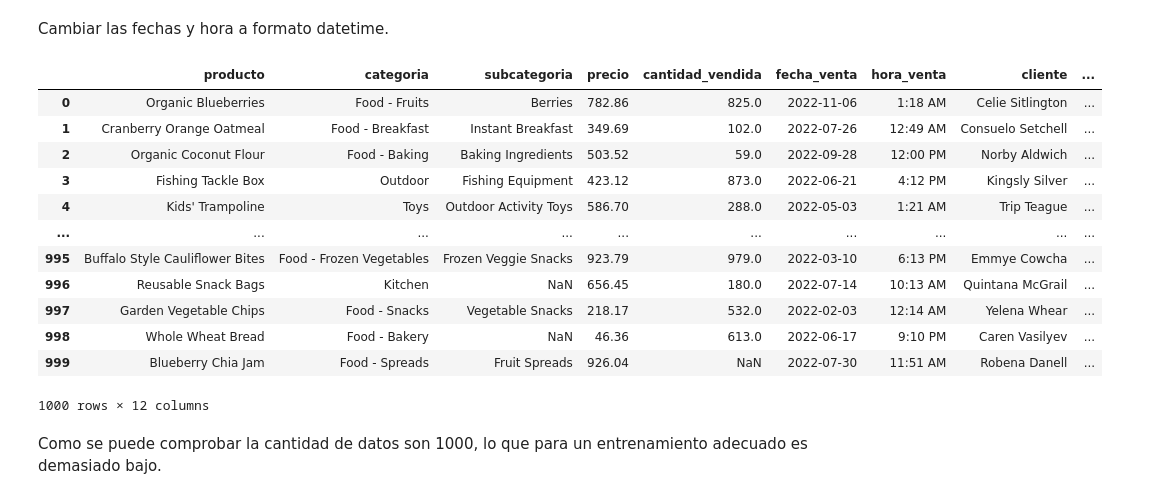
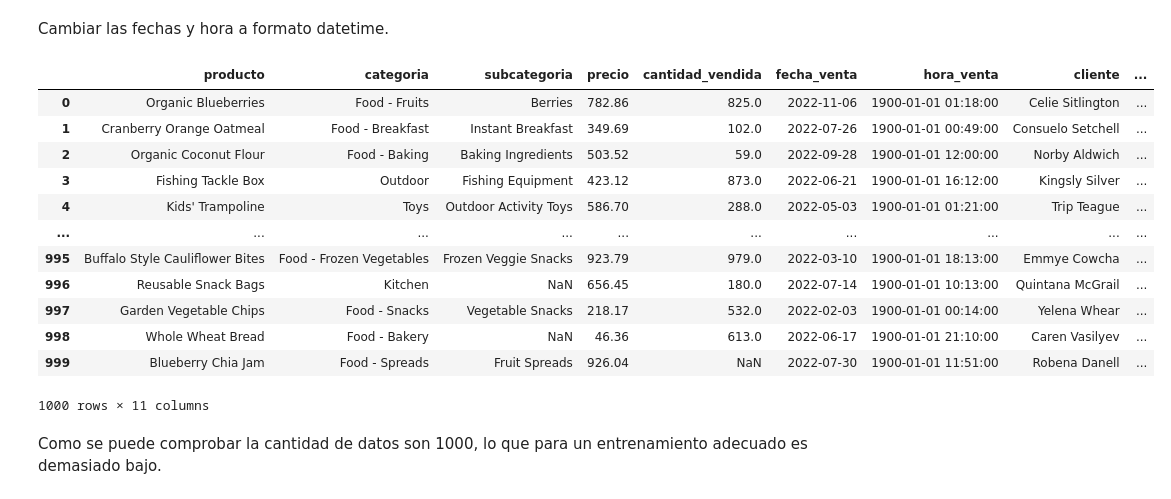
Before and after one commit to ccp0897/EjerciciosSBD_Analisis_Metal_Supermercado, a Jupyter notebook: Ejercicos Engtregables/superMercado.ipynb, the cells around one changed output. Drawn from its saved outputs; the diff is of its cells as text; code cells hidden in the pictures.

```diff
--- a/Ejercicos Engtregables/superMercado.ipynb
+++ b/Ejercicos Engtregables/superMercado.ipynb
@@ -38,23 +40,23 @@ Cambiar las fechas y hora a formato datetime.
 # %%
 #Cambio de formato de las fechas
 df_copy = df.copy()
 df_copy['fecha_venta'] = pd.to_datetime(df_copy['fecha_venta'], errors='coerce')
-df_copy['hora_venta_ts'] = pd.to_datetime(df_copy['hora_venta'], format='%I:%M %p', errors='coerce')
+df_copy['hora_venta'] = pd.to_datetime(df_copy['hora_venta'], format='%I:%M %p', errors='coerce')
 df_copy
 # %% [output]
 |  | producto | categoria | subcategoria | precio | cantidad_vendida | fecha_venta | hora_venta | cliente | ... |
-| 0 | Organic Blueberries | Food - Fruits | Berries | 782.86 | 825.0 | 2022-11-06 | 1:18 AM | Celie Sitlington | ... |
-| 1 | Cranberry Orange Oatmeal | Food - Breakfast | Instant Breakfast | 349.69 | 102.0 | 2022-07-26 | 12:49 AM | Consuelo Setchell | ... |
-| 2 | Organic Coconut Flour | Food - Baking | Baking Ingredients | 503.52 | 59.0 | 2022-09-28 | 12:00 PM | Norby Aldwich | ... |
-| 3 | Fishing Tackle Box | Outdoor | Fishing Equipment | 423.12 | 873.0 | 2022-06-21 | 4:12 PM | Kingsly Silver | ... |
-| 4 | Kids' Trampoline | Toys | Outdoor Activity Toys | 586.70 | 288.0 | 2022-05-03 | 1:21 AM | Trip Teague | ... |
+| 0 | Organic Blueberries | Food - Fruits | Berries | 782.86 | 825.0 | 2022-11-06 | 1900-01-01 01:18:00 | Celie Sitlington | ... |
+| 1 | Cranberry Orange Oatmeal | Food - Breakfast | Instant Breakfast | 349.69 | 102.0 | 2022-07-26 | 1900-01-01 00:49:00 | Consuelo Setchell | ... |
+| 2 | Organic Coconut Flour | Food - Baking | Baking Ingredients | 503.52 | 59.0 | 2022-09-28 | 1900-01-01 12:00:00 | Norby Aldwich | ... |
+| 3 | Fishing Tackle Box | Outdoor | Fishing Equipment | 423.12 | 873.0 | 2022-06-21 | 1900-01-01 16:12:00 | Kingsly Silver | ... |
+| 4 | Kids' Trampoline | Toys | Outdoor Activity Toys | 586.70 | 288.0 | 2022-05-03 | 1900-01-01 01:21:00 | Trip Teague | ... |
 | ... | ... | ... | ... | ... | ... | ... | ... | ... | ... |
-| 995 | Buffalo Style Cauliflower Bites | Food - Frozen Vegetables | Frozen Veggie Snacks | 923.79 | 979.0 | 2022-03-10 | 6:13 PM | Emmye Cowcha | ... |
-| 996 | Reusable Snack Bags | Kitchen | NaN | 656.45 | 180.0 | 2022-07-14 | 10:13 AM | Quintana McGrail | ... |
-| 997 | Garden Vegetable Chips | Food - Snacks | Vegetable Snacks | 218.17 | 532.0 | 2022-02-03 | 12:14 AM | Yelena Whear | ... |
-| 998 | Whole Wheat Bread | Food - Bakery | NaN | 46.36 | 613.0 | 2022-06-17 | 9:10 PM | Caren Vasilyev | ... |
-| 999 | Blueberry Chia Jam | Food - Spreads | Fruit Spreads | 926.04 | NaN | 2022-07-30 | 11:51 AM | Robena Danell | ... |
+| 995 | Buffalo Style Cauliflower Bites | Food - Frozen Vegetables | Frozen Veggie Snacks | 923.79 | 979.0 | 2022-03-10 | 1900-01-01 18:13:00 | Emmye Cowcha | ... |
+| 996 | Reusable Snack Bags | Kitchen | NaN | 656.45 | 180.0 | 2022-07-14 | 1900-01-01 10:13:00 | Quintana McGrail | ... |
+| 997 | Garden Vegetable Chips | Food - Snacks | Vegetable Snacks | 218.17 | 532.0 | 2022-02-03 | 1900-01-01 00:14:00 | Yelena Whear | ... |
+| 998 | Whole Wheat Bread | Food - Bakery | NaN | 46.36 | 613.0 | 2022-06-17 | 1900-01-01 21:10:00 | Caren Vasilyev | ... |
+| 999 | Blueberry Chia Jam | Food - Spreads | Fruit Spreads | 926.04 | NaN | 2022-07-30 | 1900-01-01 11:51:00 | Robena Danell | ... |
-1000 rows × 12 columns
+1000 rows × 11 columns
 # %% [markdown]
 Como se puede comprobar la cantidad de datos son 1000, lo que para un entrenamiento adecuado es demasiado bajo.
 # %%
```
Also changed, not shown: parts of 2 cells of this notebook, 1 other file.
